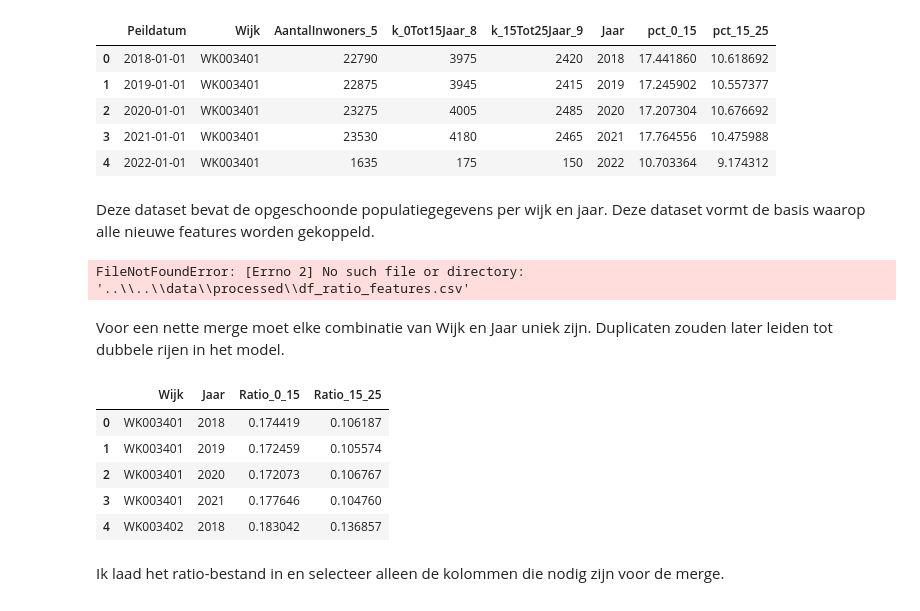
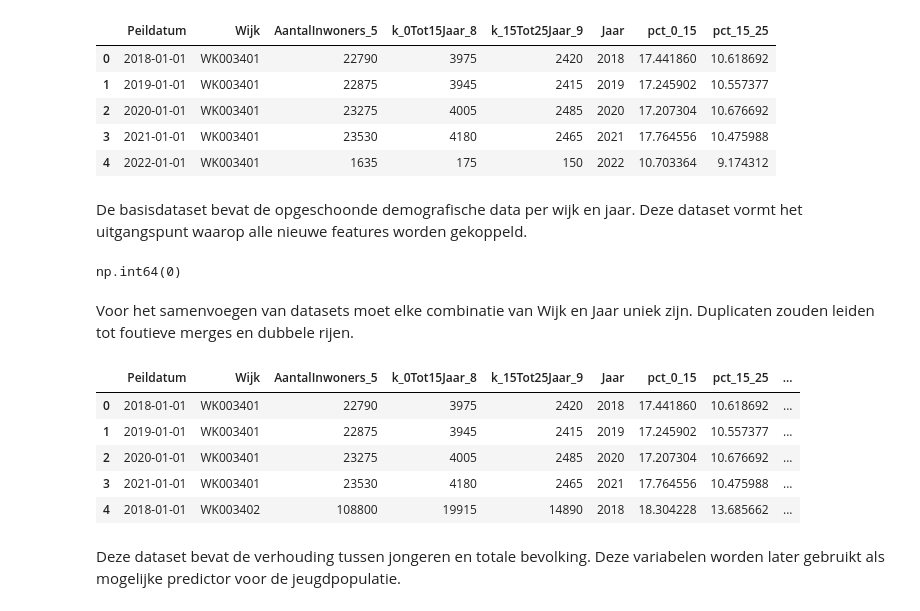
Before and after one commit to Ismael-991/almere-jeugd-voorspelling, a Jupyter notebook: notebooks/individual/Faysal_notebook.ipynb, the cells around one changed output. Cells and saved outputs as stored; diff of their text form; code cells hidden in the pictures.

Commit message:
Fase 3 afgemaakt v12 ready voor fase 4

```diff
--- a/notebooks/individual/Faysal_notebook.ipynb
+++ b/notebooks/individual/Faysal_notebook.ipynb
@@ -287,31 +287,27 @@ df_base.head()
 | 3 | 2021-01-01 | WK003401 | 23530 | 4180 | 2465 | 2021 | 17.764556 | 10.475988 |
 | 4 | 2022-01-01 | WK003401 | 1635 | 175 | 150 | 2022 | 10.703364 | 9.174312 |
 # %% [markdown]
-Deze dataset bevat de opgeschoonde populatiegegevens per wijk en jaar.
-Deze dataset vormt de basis waarop alle nieuwe features worden gekoppeld.
+De basisdataset bevat de opgeschoonde demografische data per wijk en jaar.
+Deze dataset vormt het uitgangspunt waarop alle nieuwe features worden gekoppeld.
 # %%
-ratio_path = Path("../../data/processed/df_ratio_features.csv")
-growth_path = Path("../../data/processed/df_growth_features.csv")
-lag_path = Path("../../data/processed/df_lag_features.csv")
+df_base[["Wijk","Jaar"]].head()
 
-df_ratio = pd.read_csv(ratio_path)
-df_growth = pd.read_csv(growth_path)
-df_lag = pd.read_csv(lag_path)
-
-df_ratio.head()
+df_base.duplicated(subset=["Wijk","Jaar"]).sum()
 # %% [output]
-FileNotFoundError: [Errno 2] No such file or directory: '..\\..\\data\\processed\\df_ratio_features.csv'
+np.int64(0)
 # %% [markdown]
-Voor een nette merge moet elke combinatie van Wijk en Jaar uniek zijn. Duplicaten zouden later leiden tot dubbele rijen in het model.
+Voor het samenvoegen van datasets moet elke combinatie van Wijk en Jaar uniek zijn.
+Duplicaten zouden leiden tot foutieve merges en dubbele rijen.
 # %%
 ratio_path = Path("../../data/processed/df_v10_ratio_temp.csv")
+
 df_ratio = pd.read_csv(ratio_path)
 
-df_ratio[["Wijk", "Jaar", "Ratio_0_15", "Ratio_15_25"]].head()
+df_ratio.head()
 # %% [output]
-|  | Wijk | Jaar | Ratio_0_15 | Ratio_15_25 |
-| 0 | WK003401 | 2018 | 0.174419 | 0.106187 |
-| 1 | WK003401 | 2019 | 0.172459 | 0.105574 |
-| 2 | WK003401 | 2020 | 0.172073 | 0.106767 |
-| 3 | WK003401 | 2021 | 0.177646 | 0.104760 |
-| 4 | WK003402 | 2018 | 0.183042 | 0.136857 |
+|  | Peildatum | Wijk | AantalInwoners_5 | k_0Tot15Jaar_8 | k_15Tot25Jaar_9 | Jaar | pct_0_15 | pct_15_25 | ... |
+| 0 | 2018-01-01 | WK003401 | 22790 | 3975 | 2420 | 2018 | 17.441860 | 10.618692 | ... |
+| 1 | 2019-01-01 | WK003401 | 22875 | 3945 | 2415 | 2019 | 17.245902 | 10.557377 | ... |
+| 2 | 2020-01-01 | WK003401 | 23275 | 4005 | 2485 | 2020 | 17.207304 | 10.676692 | ... |
+| 3 | 2021-01-01 | WK003401 | 23530 | 4180 | 2465 | 2021 | 17.764556 | 10.475988 | ... |
+| 4 | 2018-01-01 | WK003402 | 108800 | 19915 | 14890 | 2018 | 18.304228 | 13.685662 | ... |
@@ -318,3 +316,4 @@ df_ratio[["Wijk", "Jaar", "Ratio_0_15", "Ratio_15_25"]].head()
 # %% [markdown]
-Ik laad het ratio-bestand in en selecteer alleen de kolommen die nodig zijn voor de merge.
+Deze dataset bevat de verhouding tussen jongeren en totale bevolking.
+Deze variabelen worden later gebruikt als mogelijke predictor voor de jeugdpopulatie.
 # %%
```
Also changed, not shown: parts of 14 cells of this notebook, 1 other file.
